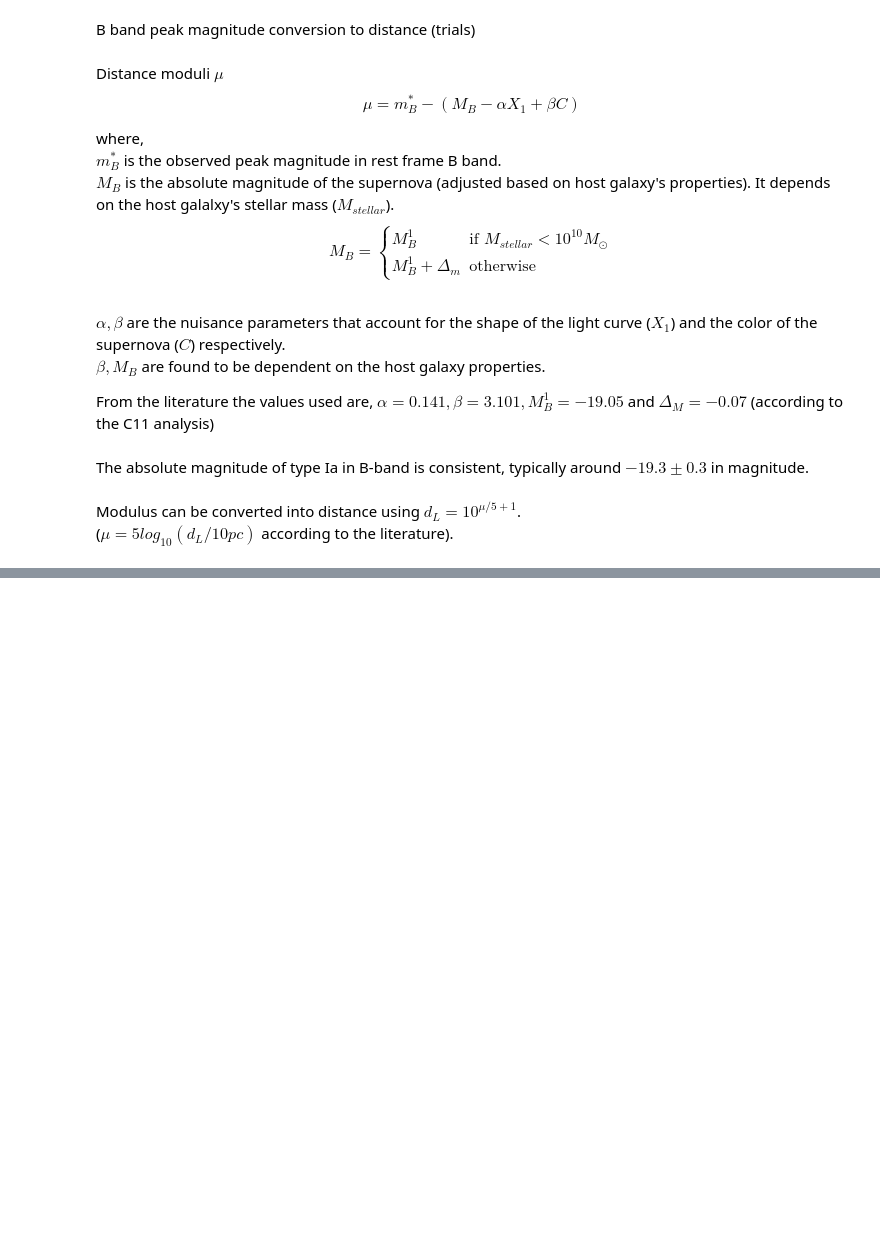
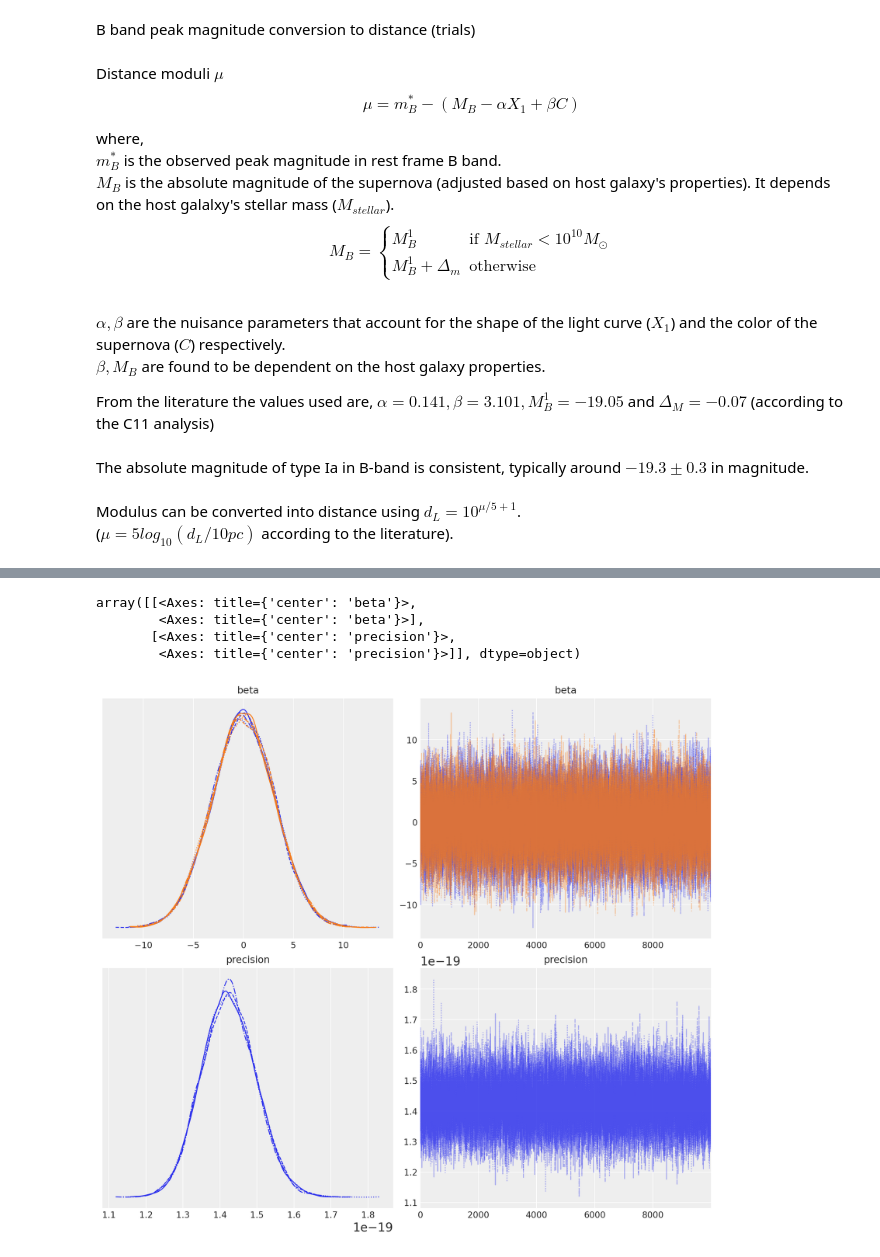
Before and after one commit to Raghuram-Veeramallu/Astro_Stat_Project2, a Jupyter notebook: Project2_Group3.ipynb, the cells around one changed output, grey strips where cells are left out. Drawn from its saved outputs; the diff is of its cells as text; code cells hidden in the pictures; blank space fills up the shorter version.

```diff
--- a/Project2_Group3.ipynb
+++ b/Project2_Group3.ipynb
@@ -124,0 +143,11 @@ plt.scatter(df['Log10Distance'], df['zcmb'] + df['zhel'])
+# %%
+with pm.Model() as initial_model:
+    x = pm.Data('Zhel', df.zhel, mutable=True)
+    y = pm.Data('Distance', df.d, mutable=False)
+    beta = pm.Normal('beta', mu=0, tau=1./10, shape=2)
+    precision = pm.Gamma('precision', alpha=1, beta=1)
+    mu = beta[0] + beta[1]*x
+    Y_obs = pm.Normal('Y_obs', mu=mu, tau=precision, observed=y)
+    start = pm.find_MAP()
+    # draw "draws" posterior samples
+    ini_trace = pm.sample(cores=4, chains=4, start=start, return_inferencedata=True, draws=10000)
@@ -124,0 +176,8 @@ plt.scatter(df['Log10Distance'], df['zcmb'] + df['zhel'])
+# %%
+az.plot_trace(ini_trace,figsize=(10, 9))
+# %% [output]
+array([[<Axes: title={'center': 'beta'}>,
+        <Axes: title={'center': 'beta'}>],
+       [<Axes: title={'center': 'precision'}>,
+        <Axes: title={'center': 'precision'}>]], dtype=object)
+[figure, added]
```
Also changed, not shown: parts of 17 cells of this notebook.
